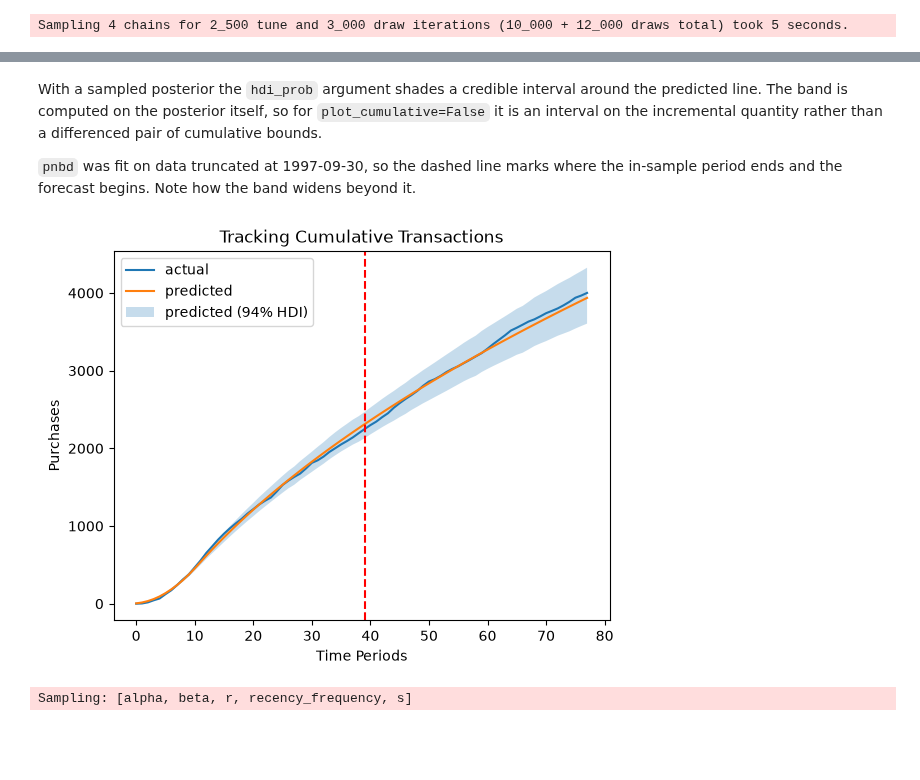
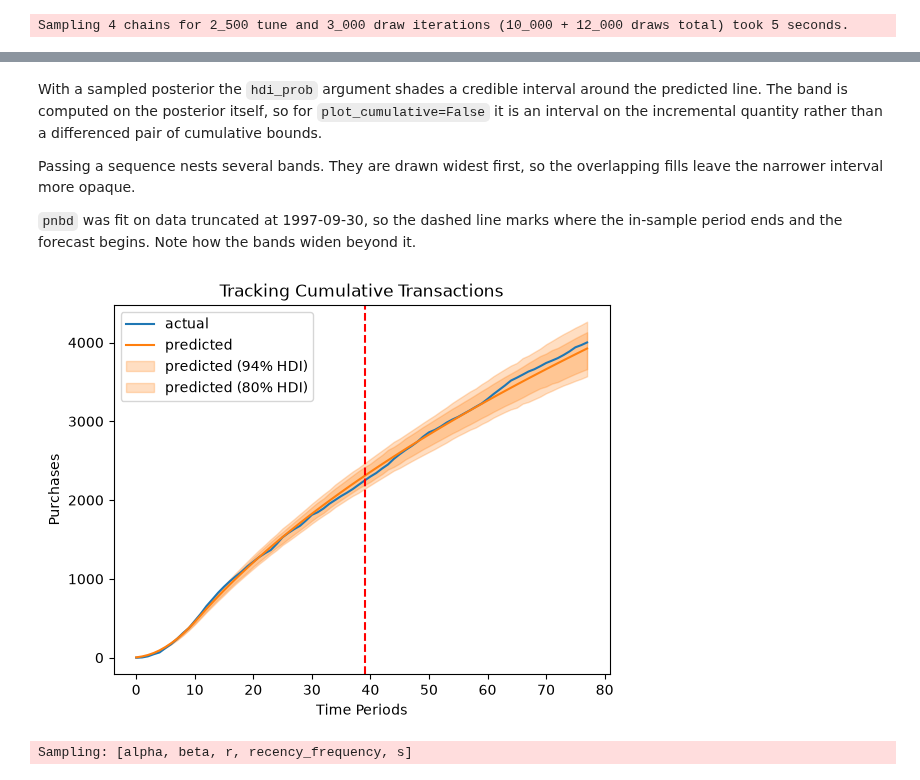
Before and after one commit to ColtAllen/pymc-marketing, a Jupyter notebook: docs/source/notebooks/clv/dev/utilities_plotting.ipynb, the cells around one changed output, grey strips where cells are left out. Drawn from its saved outputs; the diff is of its cells as text; code cells hidden in the pictures; blank space fills up the shorter version.

```diff
--- a/docs/source/notebooks/clv/dev/utilities_plotting.ipynb
+++ b/docs/source/notebooks/clv/dev/utilities_plotting.ipynb
@@ -308,31 +308,33 @@ Group: /
 # %% [markdown]
 With a sampled posterior the `hdi_prob` argument shades a credible interval around the predicted line. The band is computed on the posterior itself, so for `plot_cumulative=False` it is an interval on the incremental quantity rather than a differenced pair of cumulative bounds.
 
-`pnbd` was fit on data truncated at 1997-09-30, so the dashed line marks where the in-sample period ends and the forecast begins. Note how the band widens beyond it.
+Passing a sequence nests several bands. They are drawn widest first, so the overlapping fills leave the narrower interval more opaque.
+
+`pnbd` was fit on data truncated at 1997-09-30, so the dashed line marks where the in-sample period ends and the forecast begins. Note how the bands widen beyond it.
 # %%
 # The observed series only extends as far as the data does, so asking for more periods
 # than `raw_trans` covers flattens it. `t = 25 * 7` is the daily idiom, for time_unit="D"
 # with time_scaler=7; in weeks the data covers 78 periods.
 t_full = (
     pd.to_datetime(raw_trans["date"], format="%Y%m%d")
     .dt.to_period("W")
     .pipe(lambda s: (s.max() - s.min()).n)
 )
 
 plotting.plot_expected_purchases_over_time(
     model=pnbd,
     purchase_history=raw_trans,
     customer_id_col="id",
     datetime_col="date",
     t=t_full,
     t_start_eval=t,
     datetime_format="%Y%m%d",
     time_unit="W",
     plot_cumulative=True,
-    hdi_prob=0.94,
+    hdi_prob=[0.8, 0.94],
 );
 # %% [output]
-[figure, old version]
+[figure, new version]
 # %%
 plotting.plot_expected_purchases_ppc(pnbd, ppc="prior");
 # %% [output]
```
Also changed, not shown: parts of 3 cells of this notebook, 3 other files.
